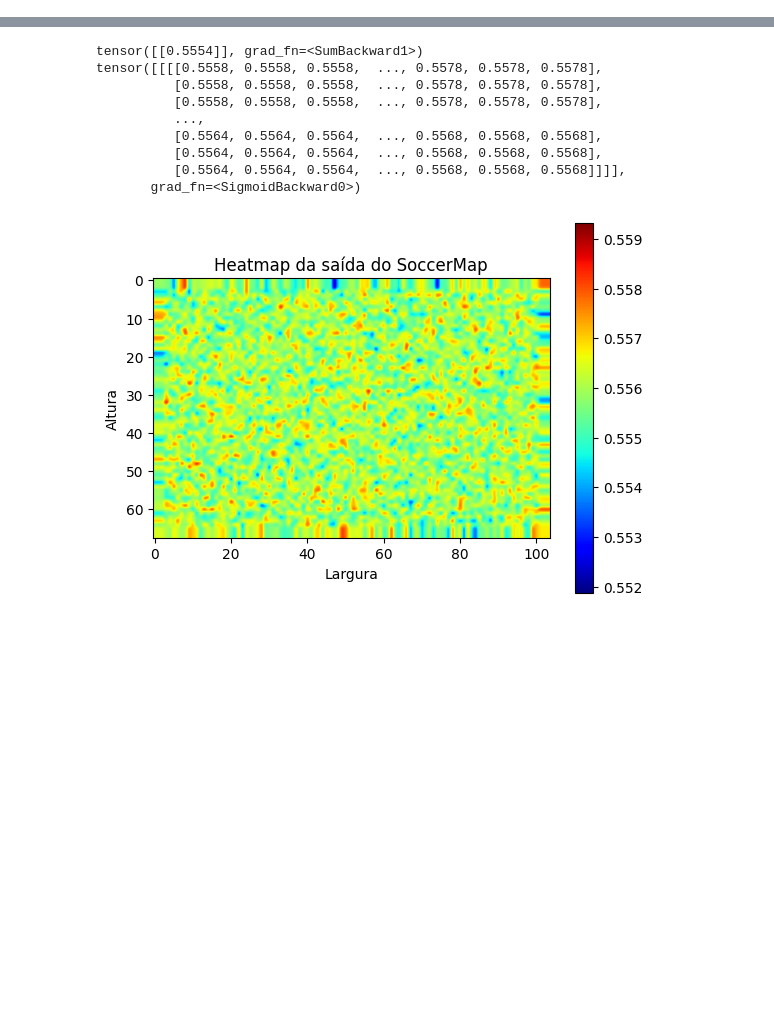
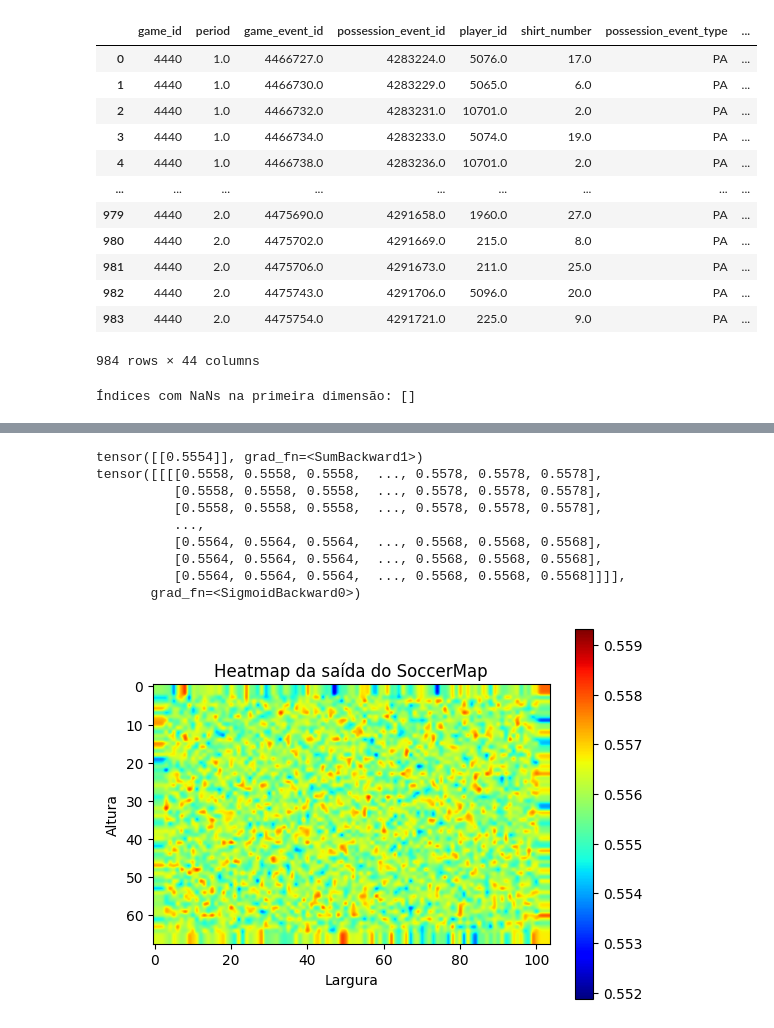
Before and after one commit to Dtchaves/Simplified_EPV_in_PFF_Data, a Jupyter notebook: APAGAR/teste2.ipynb, the cells around one changed output, grey strips where cells are left out. Saved outputs shown, nothing was run; the diff lists cells and outputs as text; code cells hidden in the pictures; blank space fills up the shorter version.

```diff
--- a/APAGAR/teste2.ipynb
+++ b/APAGAR/teste2.ipynb
@@ -128,0 +129,16 @@ df = pd.read_csv('final_pass_track_4440.csv')
+# %%
+final_pass_track
+# %% [output]
+|  | game_id | period | game_event_id | possession_event_id | player_id | shirt_number | possession_event_type | ... |
+| 0 | 4440 | 1.0 | 4466727.0 | 4283224.0 | 5076.0 | 17.0 | PA | ... |
+| 1 | 4440 | 1.0 | 4466730.0 | 4283229.0 | 5065.0 | 6.0 | PA | ... |
+| 2 | 4440 | 1.0 | 4466732.0 | 4283231.0 | 10701.0 | 2.0 | PA | ... |
+| 3 | 4440 | 1.0 | 4466734.0 | 4283233.0 | 5074.0 | 19.0 | PA | ... |
+| 4 | 4440 | 1.0 | 4466738.0 | 4283236.0 | 10701.0 | 2.0 | PA | ... |
+| ... | ... | ... | ... | ... | ... | ... | ... | ... |
+| 979 | 4440 | 2.0 | 4475690.0 | 4291658.0 | 1960.0 | 27.0 | PA | ... |
+| 980 | 4440 | 2.0 | 4475702.0 | 4291669.0 | 215.0 | 8.0 | PA | ... |
+| 981 | 4440 | 2.0 | 4475706.0 | 4291673.0 | 211.0 | 25.0 | PA | ... |
+| 982 | 4440 | 2.0 | 4475743.0 | 4291706.0 | 5096.0 | 20.0 | PA | ... |
+| 983 | 4440 | 2.0 | 4475754.0 | 4291721.0 | 225.0 | 9.0 | PA | ... |
+984 rows × 44 columns
@@ -149,6 +181,14 @@ sample = {
 
 tensor_converter = ToSoccerMapTensor()
 matrix, mask, target = tensor_converter(sample)
+# %%
+has_nan = torch.isnan(matrix)
+
+nan_indices = [i for i in range(matrix.size(0)) if torch.any(has_nan[i])]
+
+print("Índices com NaNs na primeira dimensão:", nan_indices)
+# %% [output]
+Índices com NaNs na primeira dimensão: []
 # %%
 matrix
 # %% [output]
```
Also changed, not shown: parts of 9 cells of this notebook, 17 other files.
